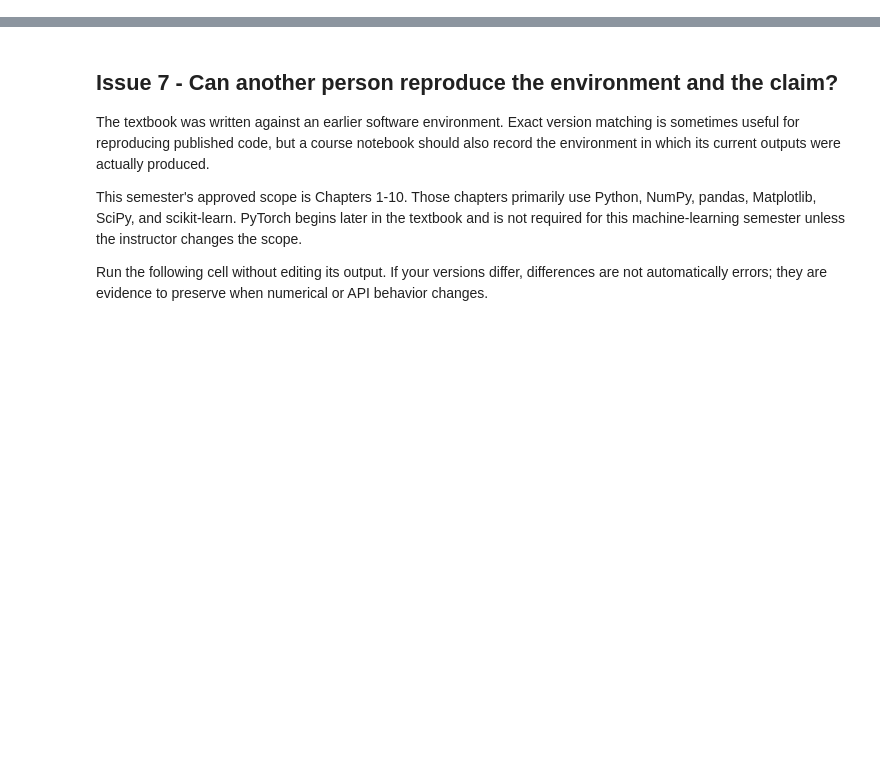
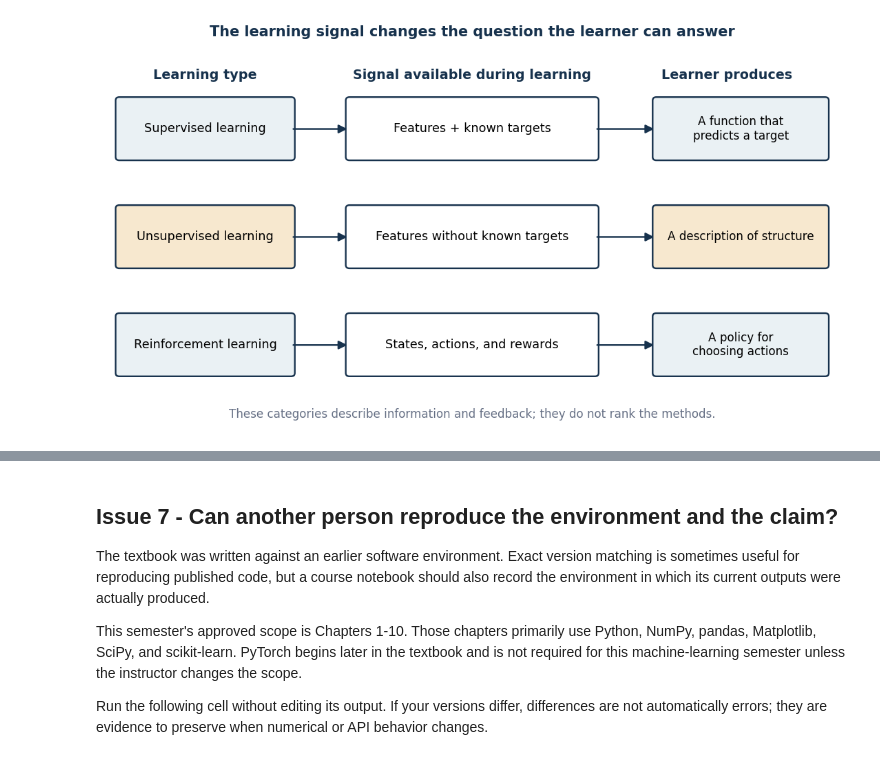
Before and after one commit to KennethWYLee/ML, a Jupyter notebook: course/ch01main.ipynb, the cells around one changed output, grey strips where cells are left out. Cells and saved outputs as stored; diff of their text form; code cells hidden in the pictures; blank space fills up the shorter version.

```diff
--- a/course/ch01main.ipynb
+++ b/course/ch01main.ipynb
@@ -847,0 +135,33 @@ Both candidates obtain validation accuracy `0.917` in this execution, although 5
+# %%
+# Course-added overview of three learning types.
+fig, ax = plt.subplots(figsize=(12, 6.2))
+ax.set_xlim(0, 12)
+ax.set_ylim(0, 7)
+ax.axis("off")
+
+ax.text(1.65, 6.45, "Learning type", ha="center", weight="bold", color=DARK, fontsize=12)
+ax.text(6.0, 6.45, "Signal available during learning", ha="center", weight="bold", color=DARK, fontsize=12)
+ax.text(10.15, 6.45, "Learner produces", ha="center", weight="bold", color=DARK, fontsize=12)
+
+rows = [
+    (5.0, "Supervised learning", "Features + known targets", "A function that\npredicts a target"),
+    (3.0, "Unsupervised learning", "Features without known targets", "A description of structure"),
+    (1.0, "Reinforcement learning", "States, actions, and rewards", "A policy for\nchoosing actions"),
+]
+for row_number, (y_position, learning_type, signal, result) in enumerate(rows):
+    fill = LIGHT if row_number != 1 else WARM
+    draw_box(ax, 0.25, y_position, 2.8, 1.05, learning_type, facecolor=fill, fontsize=11)
+    draw_box(ax, 4.0, y_position, 4.0, 1.05, signal, facecolor="white", fontsize=11)
+    draw_box(ax, 9.0, y_position, 2.75, 1.05, result, facecolor=fill, fontsize=10.5)
+    draw_arrow(ax, (3.05, y_position + 0.52), (4.0, y_position + 0.52))
+    draw_arrow(ax, (8.0, y_position + 0.52), (9.0, y_position + 0.52))
+
+ax.set_title("The learning signal changes the question the learner can answer", weight="bold", color=DARK, pad=12)
+ax.text(
+    6.0, 0.18,
+    "These categories describe information and feedback; they do not rank the methods.",
+    ha="center", color=MUTED, fontsize=10.5,
+)
+plt.show()
+# %% [output]
+[figure, added]
```
Also changed, not shown: parts of 72 cells of this notebook.
